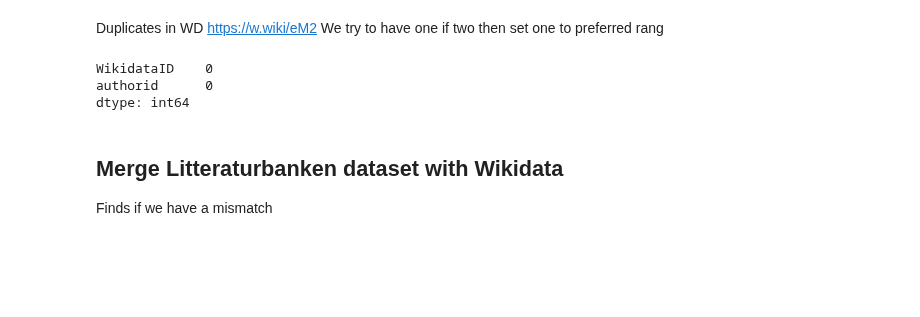
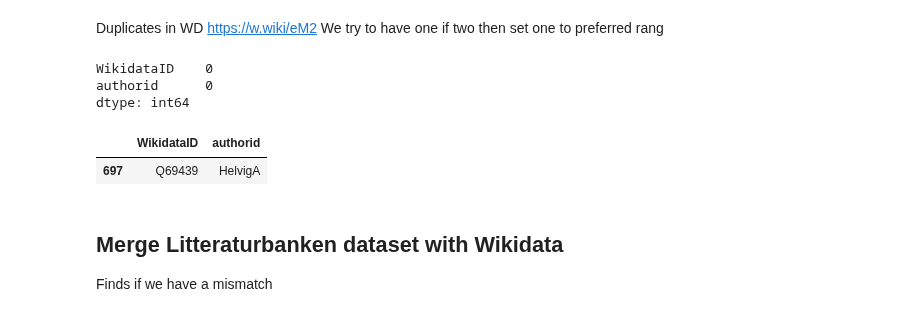
Before and after one commit to salgo60/open-data-examples, a Jupyter notebook: Litteraturbanken Author.ipynb, the cells around one changed output. Cells and saved outputs as stored; diff of their text form; code cells hidden in the pictures; blank space fills up the shorter version.

```diff
--- a/Litteraturbanken Author.ipynb
+++ b/Litteraturbanken Author.ipynb
@@ -249,6 +250,11 @@ WDLittbanktot[WDLittbanktot.duplicated(subset=['WikidataID'])].count()
 WikidataID    0
 authorid      0
 dtype: int64
+# %%
+WDLittbanktot[WDLittbanktot['authorid'].str.contains("HelvigA")]
+# %% [output]
+|  | WikidataID | authorid |
+| 697 | Q69439 | HelvigA |
 # %% [markdown]
 ## Merge Litteraturbanken dataset with Wikidata
 Finds if we have a mismatch
```
Also changed, not shown: parts of 25 cells of this notebook, 3 other files.
